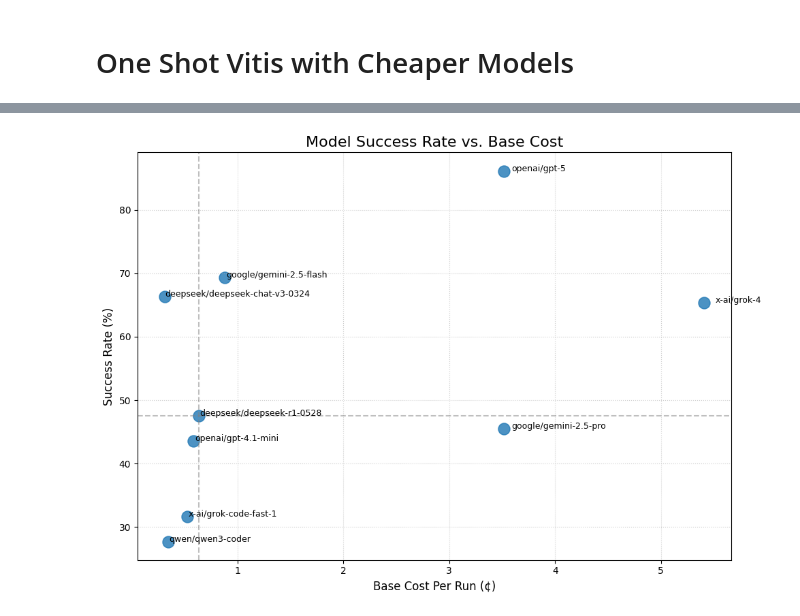
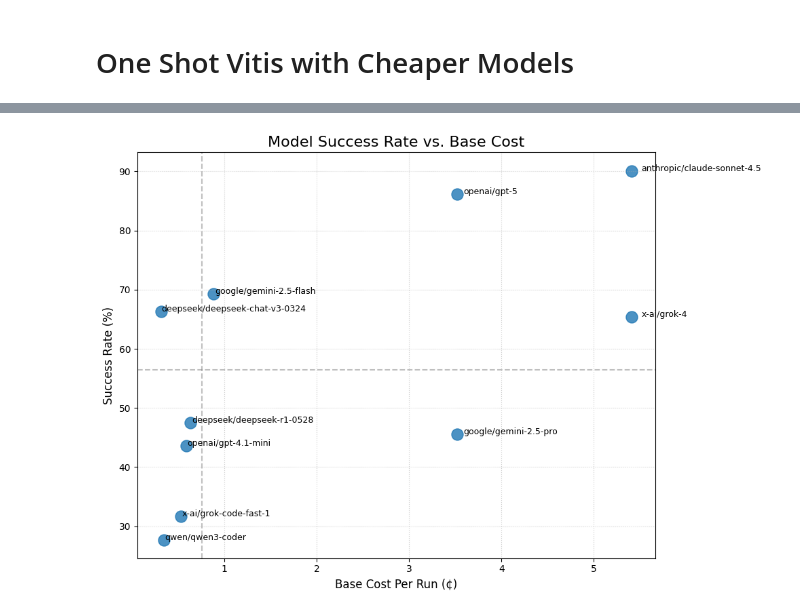
Before and after one commit to byuccl/HLS-FAB, a Jupyter notebook: results/data_analysis/oneshot_analysis.ipynb, the cells around one changed output, grey strips where cells are left out. Drawn from its saved outputs; the diff is of its cells as text; code cells hidden in the pictures.

```diff
--- a/results/data_analysis/oneshot_analysis.ipynb
+++ b/results/data_analysis/oneshot_analysis.ipynb
@@ -63,8 +64,8 @@ plt.show()
 # %%
 model_costs_data = {
     'Model': ['google/gemini-2.5-flash', 'deepseek/deepseek-chat-v3-0324', 'deepseek/deepseek-r1-0528', 'openai/gpt-4.1-mini', 'x-ai/grok-code-fast-1',
-              'qwen/qwen3-coder', 'openai/gpt-5', 'x-ai/grok-4', 'google/gemini-2.5-pro'],
-    'Base_Cost_Per_Run': [0.878, 0.311, 0.633, 0.586, 0.529, 0.346, 3.519, 5.408, 3.519]
+              'qwen/qwen3-coder', 'openai/gpt-5', 'x-ai/grok-4', 'google/gemini-2.5-pro', 'anthropic/claude-sonnet-4.5'],
+    'Base_Cost_Per_Run': [0.878, 0.311, 0.633, 0.586, 0.529, 0.346, 3.519, 5.408, 3.519, 5.408]
 }
 costs_df = pd.DataFrame(model_costs_data).set_index('Model')
 
@@ -89,34 +90,34 @@ plt.scatter(
 # --- 3. Labeling and Formatting for Cost-Effectiveness ---
 
 # Add model labels to the points
 for model, row in combined_df.iterrows():
     # Use model name as the label
     plt.annotate(
         model,
         (row['Cost'] * 1.02, row['Success_Rate']), # Offset label slightly to the right
         fontsize=9
     )
 
 
 median_cost = combined_df['Cost'].median()
 median_success = combined_df['Success_Rate'].median()
 # Horizontal Line (Median Success)
 plt.axhline(median_success, color='gray', linestyle='--', alpha=0.5)
 # Vertical Line (Median Cost)
 plt.axvline(median_cost, color='gray', linestyle='--', alpha=0.5)
 
 # Final Plot Aesthetics
 plt.title('Model Success Rate vs. Base Cost', fontsize=16)
 plt.xlabel('Base Cost Per Run (¢)', fontsize=12)
 plt.ylabel('Success Rate (%)', fontsize=12)
 plt.grid(True, linestyle=':', alpha=0.6)
 plt.tight_layout()
 
 # Save the plot
 # plt.savefig('Model_Cost_Effectiveness_Scatter_Plot.png')
 plt.show()
 # %% [output]
-[figure, old version]
+[figure, new version]
 # %%
 # Slope chart to show effect of RAG on Success
 success_rates_RAG = {
```
Also changed, not shown: parts of 3 cells of this notebook, 4 other files.
